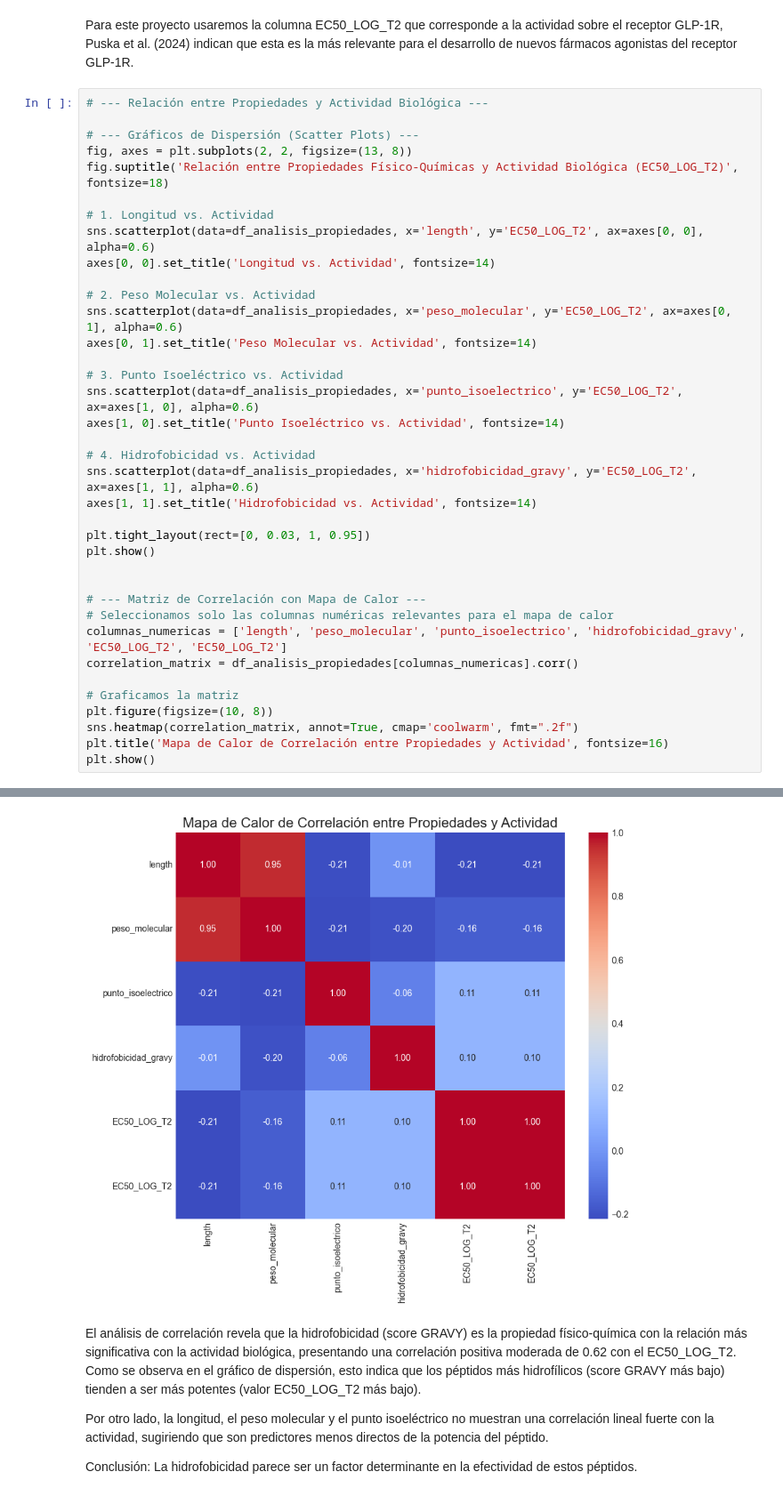
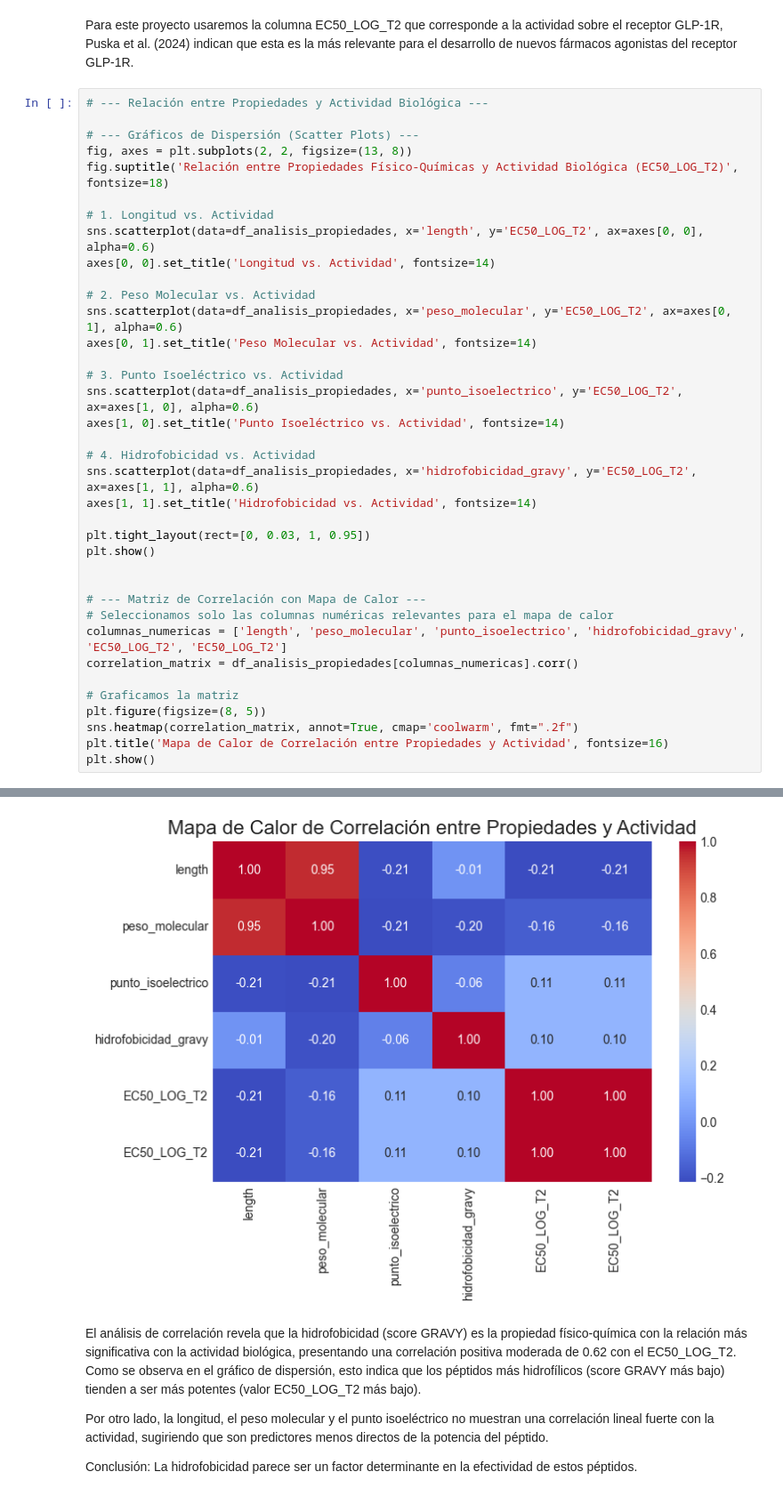
Before and after one commit to Julio21-ai/glp-1_drug_discovery, a Jupyter notebook: notebooks/Avance 1.ipynb, the cells around one changed output, grey strips where cells are left out. Shown at 89% size. Cells and saved outputs as stored; diff of their text form.

```diff
--- a/notebooks/Avance 1.ipynb
+++ b/notebooks/Avance 1.ipynb
@@ -227,35 +227,35 @@ fig.suptitle('Relación entre Propiedades Físico-Químicas y Actividad Biológi
 sns.scatterplot(data=df_analisis_propiedades, x='length', y='EC50_LOG_T2', ax=axes[0, 0], alpha=0.6)
 axes[0, 0].set_title('Longitud vs. Actividad', fontsize=14)
 
 # 2. Peso Molecular vs. Actividad
 sns.scatterplot(data=df_analisis_propiedades, x='peso_molecular', y='EC50_LOG_T2', ax=axes[0, 1], alpha=0.6)
 axes[0, 1].set_title('Peso Molecular vs. Actividad', fontsize=14)
 
 # 3. Punto Isoeléctrico vs. Actividad
 sns.scatterplot(data=df_analisis_propiedades, x='punto_isoelectrico', y='EC50_LOG_T2', ax=axes[1, 0], alpha=0.6)
 axes[1, 0].set_title('Punto Isoeléctrico vs. Actividad', fontsize=14)
 
 # 4. Hidrofobicidad vs. Actividad
 sns.scatterplot(data=df_analisis_propiedades, x='hidrofobicidad_gravy', y='EC50_LOG_T2', ax=axes[1, 1], alpha=0.6)
 axes[1, 1].set_title('Hidrofobicidad vs. Actividad', fontsize=14)
 
 plt.tight_layout(rect=[0, 0.03, 1, 0.95])
 plt.show()
 
 
 # --- Matriz de Correlación con Mapa de Calor ---
 # Seleccionamos solo las columnas numéricas relevantes para el mapa de calor
 columnas_numericas = ['length', 'peso_molecular', 'punto_isoelectrico', 'hidrofobicidad_gravy', 'EC50_LOG_T2', 'EC50_LOG_T2']
 correlation_matrix = df_analisis_propiedades[columnas_numericas].corr()
 
 # Graficamos la matriz
-plt.figure(figsize=(10, 8))
+plt.figure(figsize=(8, 5))
 sns.heatmap(correlation_matrix, annot=True, cmap='coolwarm', fmt=".2f")
 plt.title('Mapa de Calor de Correlación entre Propiedades y Actividad', fontsize=16)
 plt.show()
 # %% [output]
 [figure]
-[figure, old version]
+[figure, new version]
 # %% [markdown]
 El análisis de correlación revela que la hidrofobicidad (score GRAVY) es la propiedad físico-química con la relación más significativa con la actividad biológica, presentando una correlación positiva moderada de 0.62 con el EC50_LOG_T2. Como se observa en el gráfico de dispersión, esto indica que los péptidos más hidrofílicos (score GRAVY más bajo) tienden a ser más potentes (valor EC50_LOG_T2 más bajo).
 
```
Also changed, not shown: parts of 1 cell of this notebook, 1 other file.
